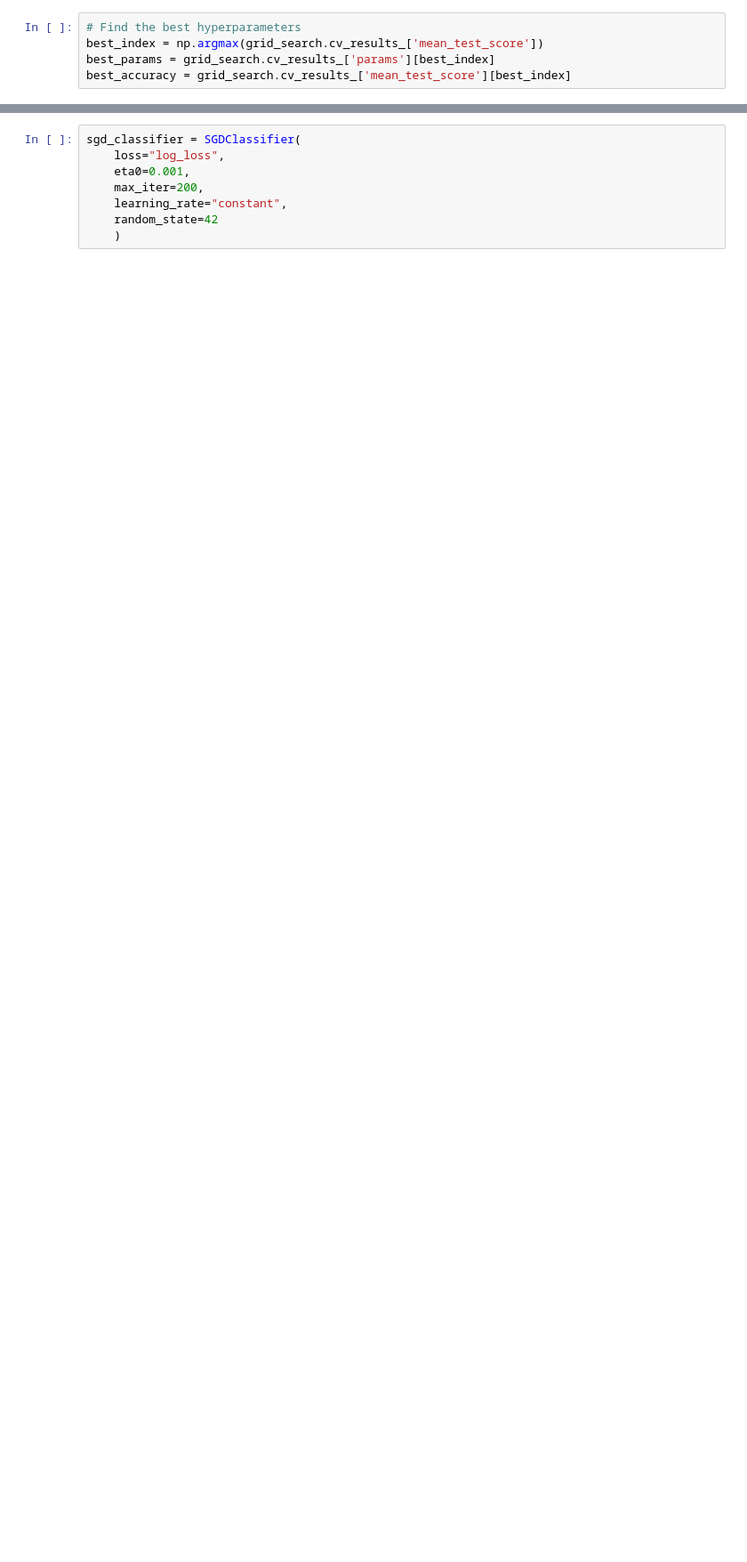
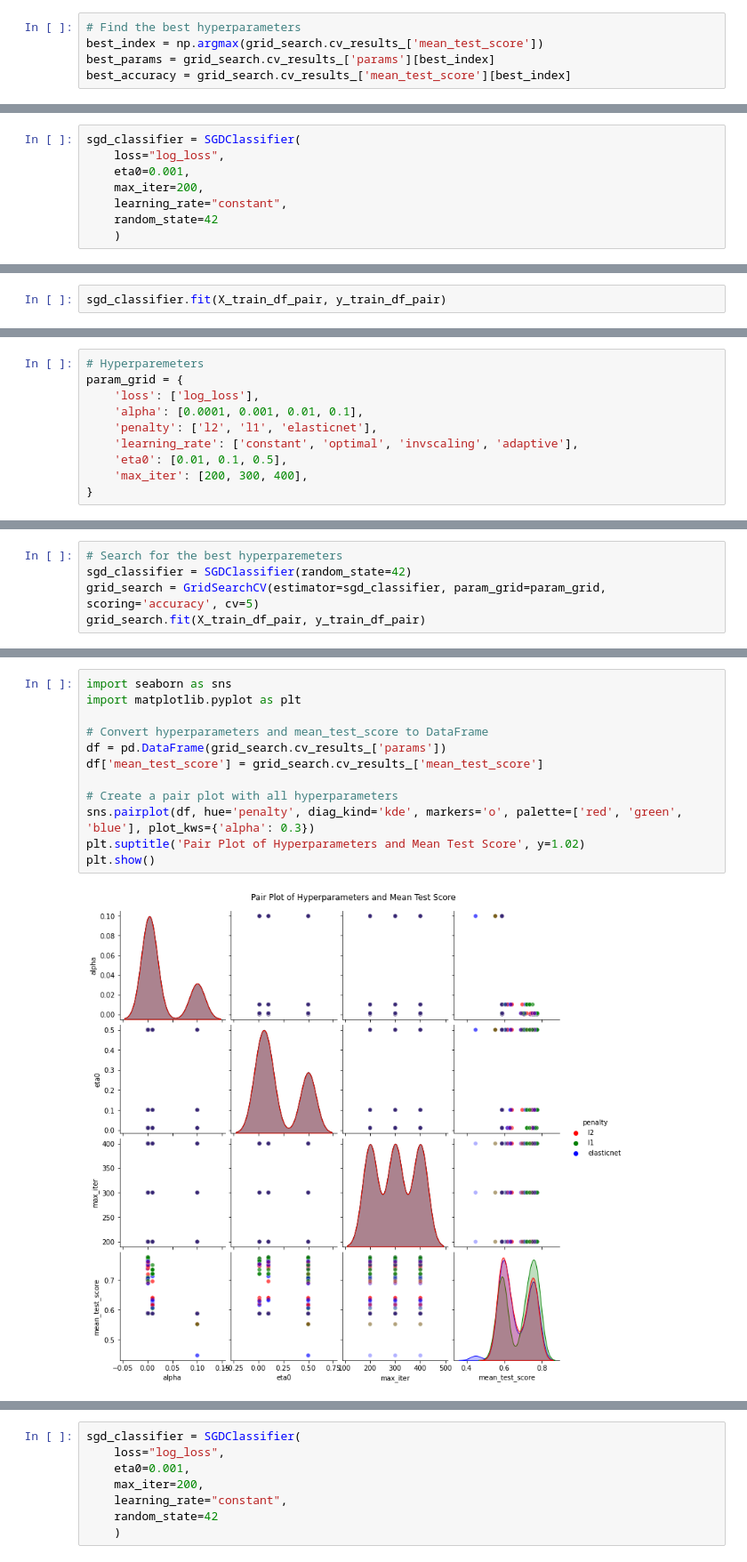
Before and after one commit to ayishamiara/STINTSY-MCO1, a Jupyter notebook: stintsy-mco1.ipynb, the cells around one changed output, grey strips where cells are left out. Shown at 89% size. Cells and saved outputs as stored; diff of their text form; blank space fills up the shorter version.

```diff
--- a/stintsy-mco1.ipynb
+++ b/stintsy-mco1.ipynb
@@ -1305,0 +1364,8 @@ Feature: red_cards_difference, Weight: -0.5020025606190497
+# %%
+sgd_classifier = SGDClassifier(
+    loss="log_loss",
+    eta0=0.001,
+    max_iter=200,
+    learning_rate="constant",
+    random_state=42
+    )
@@ -1305,0 +1374,2 @@ Feature: red_cards_difference, Weight: -0.5020025606190497
+# %%
+sgd_classifier.fit(X_train_df_pair, y_train_df_pair)
@@ -1305,0 +1417,10 @@ Feature: red_cards_difference, Weight: -0.5020025606190497
+# %%
+# Hyperparemeters
+param_grid = {
+    'loss': ['log_loss'],
+    'alpha': [0.0001, 0.001, 0.01, 0.1],
+    'penalty': ['l2', 'l1', 'elasticnet'],
+    'learning_rate': ['constant', 'optimal', 'invscaling', 'adaptive'],
+    'eta0': [0.01, 0.1, 0.5],
+    'max_iter': [200, 300, 400],
+}
@@ -1305,0 +1443,5 @@ Feature: red_cards_difference, Weight: -0.5020025606190497
+# %%
+# Search for the best hyperparemeters
+sgd_classifier = SGDClassifier(random_state=42)
+grid_search = GridSearchCV(estimator=sgd_classifier, param_grid=param_grid, scoring='accuracy', cv=5)
+grid_search.fit(X_train_df_pair, y_train_df_pair)
@@ -1305,0 +1545,14 @@ Feature: red_cards_difference, Weight: -0.5020025606190497
+# %%
+import seaborn as sns
+import matplotlib.pyplot as plt
+
+# Convert hyperparameters and mean_test_score to DataFrame
+df = pd.DataFrame(grid_search.cv_results_['params'])
+df['mean_test_score'] = grid_search.cv_results_['mean_test_score']
+
+# Create a pair plot with all hyperparameters
+sns.pairplot(df, hue='penalty', diag_kind='kde', markers='o', palette=['red', 'green', 'blue'], plot_kws={'alpha': 0.3})
+plt.suptitle('Pair Plot of Hyperparameters and Mean Test Score', y=1.02)
+plt.show()
+# %% [output]
+[figure, added]
```
Also changed, not shown: parts of 105 cells of this notebook.
